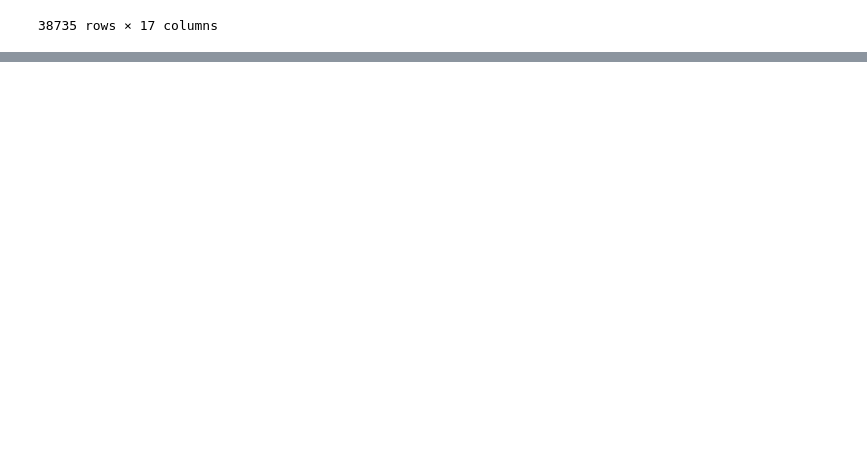
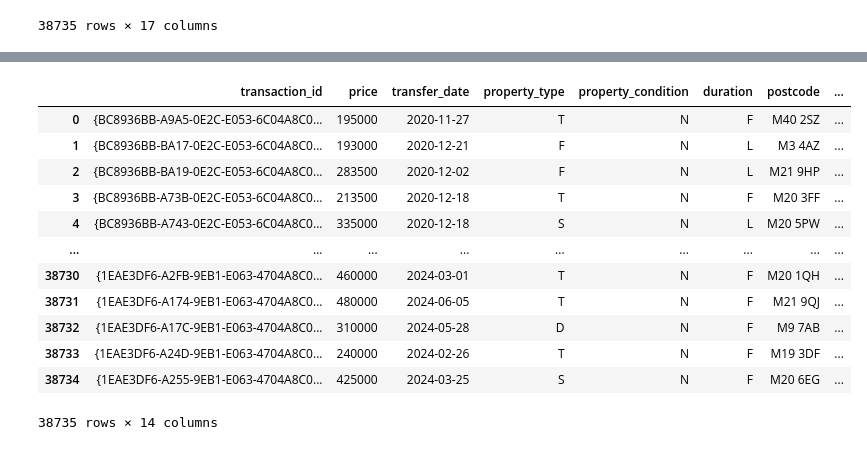
Before and after one commit to jonathanskuy/manchester-property-vs-education, a Jupyter notebook: notebooks/manchester_property_vs_education.ipynb, the cells around one changed output, grey strips where cells are left out. Drawn from its saved outputs; the diff is of its cells as text; code cells hidden in the pictures; blank space fills up the shorter version.

```diff
--- a/notebooks/manchester_property_vs_education.ipynb
+++ b/notebooks/manchester_property_vs_education.ipynb
@@ -727,0 +748,50 @@ df_final
+# %%
+# Standardising column names and reordering them
+
+df_final = df_final.rename(columns = {
+    'Transaction Unique Identifier': 'transaction_id',
+    'Price': 'price',
+    'Date of Transfer': 'transfer_date',
+    'Postcode': 'postcode',
+    'Property Type': 'property_type',
+    'Old/New': 'property_condition',
+    'Duration': 'duration',
+    'lat': 'latitude',
+    'long': 'longitude',
+    'lsoa21cd': 'lsoa_code',
+    'Index of Multiple Deprivation (IMD) Rank (where 1 is most deprived)': 'imd_rank',
+    'Index of Multiple Deprivation (IMD) Decile (where 1 is most deprived 10% of LSOA': 'imd_decile',
+})[
+    [
+        'transaction_id',
+        'price',
+        'transfer_date',
+        'property_type',
+        'property_condition',
+        'duration',
+        'postcode',
+        'latitude',
+        'longitude',
+        'lsoa_code',
+        'no_school_lsoa',
+        'mean_score',
+        'imd_rank',
+        'imd_decile'
+    ]
+]
+
+df_final
+# %% [output]
+|  | transaction_id | price | transfer_date | property_type | property_condition | duration | postcode | ... |
+| 0 | {BC8936BB-A9A5-0E2C-E053-6C04A8C0... | 195000 | 2020-11-27 | T | N | F | M40 2SZ | ... |
+| 1 | {BC8936BB-BA17-0E2C-E053-6C04A8C0... | 193000 | 2020-12-21 | F | N | L | M3 4AZ | ... |
+| 2 | {BC8936BB-BA19-0E2C-E053-6C04A8C0... | 283500 | 2020-12-02 | F | N | L | M21 9HP | ... |
+| 3 | {BC8936BB-A73B-0E2C-E053-6C04A8C0... | 213500 | 2020-12-18 | T | N | F | M20 3FF | ... |
+| 4 | {BC8936BB-A743-0E2C-E053-6C04A8C0... | 335000 | 2020-12-18 | S | N | L | M20 5PW | ... |
+| ... | ... | ... | ... | ... | ... | ... | ... | ... |
+| 38730 | {1EAE3DF6-A2FB-9EB1-E063-4704A8C0... | 460000 | 2024-03-01 | T | N | F | M20 1QH | ... |
+| 38731 | {1EAE3DF6-A174-9EB1-E063-4704A8C0... | 480000 | 2024-06-05 | T | N | F | M21 9QJ | ... |
+| 38732 | {1EAE3DF6-A17C-9EB1-E063-4704A8C0... | 310000 | 2024-05-28 | D | N | F | M9 7AB | ... |
+| 38733 | {1EAE3DF6-A24D-9EB1-E063-4704A8C0... | 240000 | 2024-02-26 | T | N | F | M19 3DF | ... |
+| 38734 | {1EAE3DF6-A255-9EB1-E063-4704A8C0... | 425000 | 2024-03-25 | S | N | F | M20 6EG | ... |
+38735 rows × 14 columns
```
Also changed, not shown: parts of 2 cells of this notebook.
